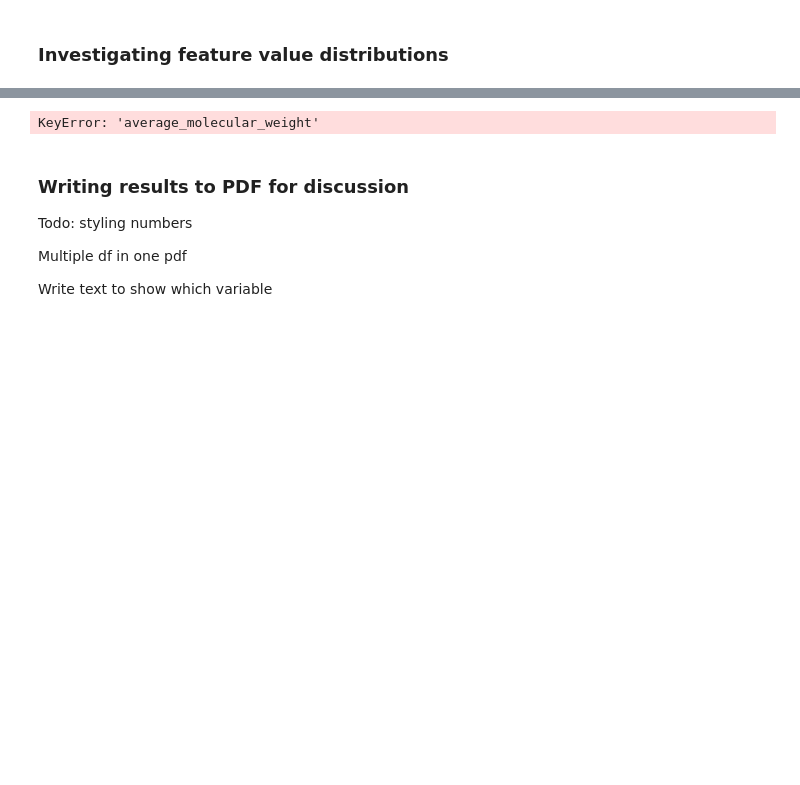
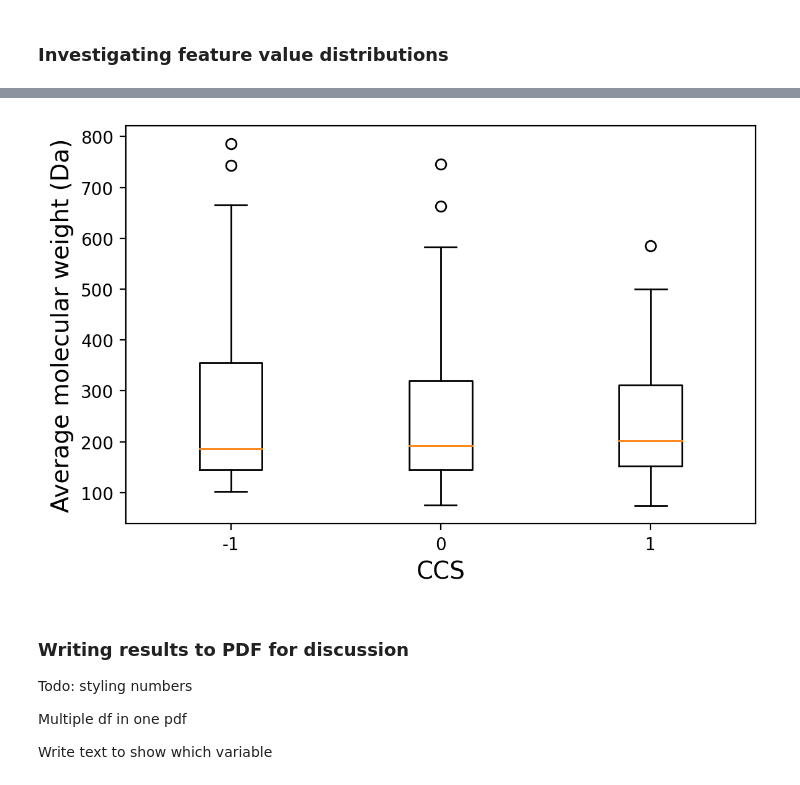
Before and after one commit to nmvdlei/PPMI_MAGNN, a Jupyter notebook: Inspect_model.ipynb, the cells around one changed output, grey strips where cells are left out. Cells and saved outputs as stored; diff of their text form; code cells hidden in the pictures; blank space fills up the shorter version.

```diff
--- a/Inspect_model.ipynb
+++ b/Inspect_model.ipynb
@@ -301,21 +316,31 @@ for feature_name in list(dataloader.X.columns)[2:]:
 # %%
-def boxplot_CCS_values(dataloader, feature_name):
-    metabolite_down_mask = np.argwhere(labels==0)
-    metabolite_equal_mask = np.argwhere(labels==1.)
-    metabolite_up_mask = np.argwhere(labels==2.)
+def boxplot_CCS_values(dataloader, feature_name, ylabel=False, save_fig=False):
+    metabolite_down_mask = dataloader.y.values==-1
+    metabolite_equal_mask = dataloader.y.values==0
+    metabolite_up_mask = dataloader.y.values==1
 
     amw = dataloader.X[feature_name]
 
     fig = plt.figure(figsize=(6,4), dpi=200)
-    plt.boxplot([np.array(amw)[metabolite_down_mask][0], np.array(amw)[metabolite_equal_mask][0], np.array(amw)[metabolite_up_mask][0]], labels=[-1, 0, 1])
-    plt.xlabel('CCS')
-    plt.ylabel(feature_name)
+    fig.patch.set_facecolor('white')
+
+    plt.boxplot([np.array(amw)[metabolite_down_mask], np.array(amw)[metabolite_equal_mask], np.array(amw)[metabolite_up_mask]], labels=[-1, 0, 1])
+    fontsize_labels=14
+    plt.xlabel('CCS', fontsize=fontsize_labels)
+    if not ylabel:
+        ylabel = feature_name
+    plt.ylabel(ylabel, fontsize=fontsize_labels)
+
+    plt.tight_layout()
+    if save_fig:
+        filename = f'{ylabel}--vs--CCS'
+        plt.savefig(Path('Figures', filename))
     plt.show()
 
-boxplot_CCS_values(dataloader,  'average_molecular_weight')
-boxplot_CCS_values(dataloader,  'monisotopic_molecular_weight')
+boxplot_CCS_values(dataloader,  'average_molecular_weight', 'Average molecular weight (Da)', save_fig=True)
+# boxplot_CCS_values(dataloader,  'monisotopic_molecular_weight', 'Monoisotopic molecular weight (Da)')
 # %% [output]
-KeyError: 'average_molecular_weight'
+[figure, added]
 # %% [markdown]
 ### Writing results to PDF for discussion
 
```
Also changed, not shown: parts of 8 cells of this notebook, 5 other files.
